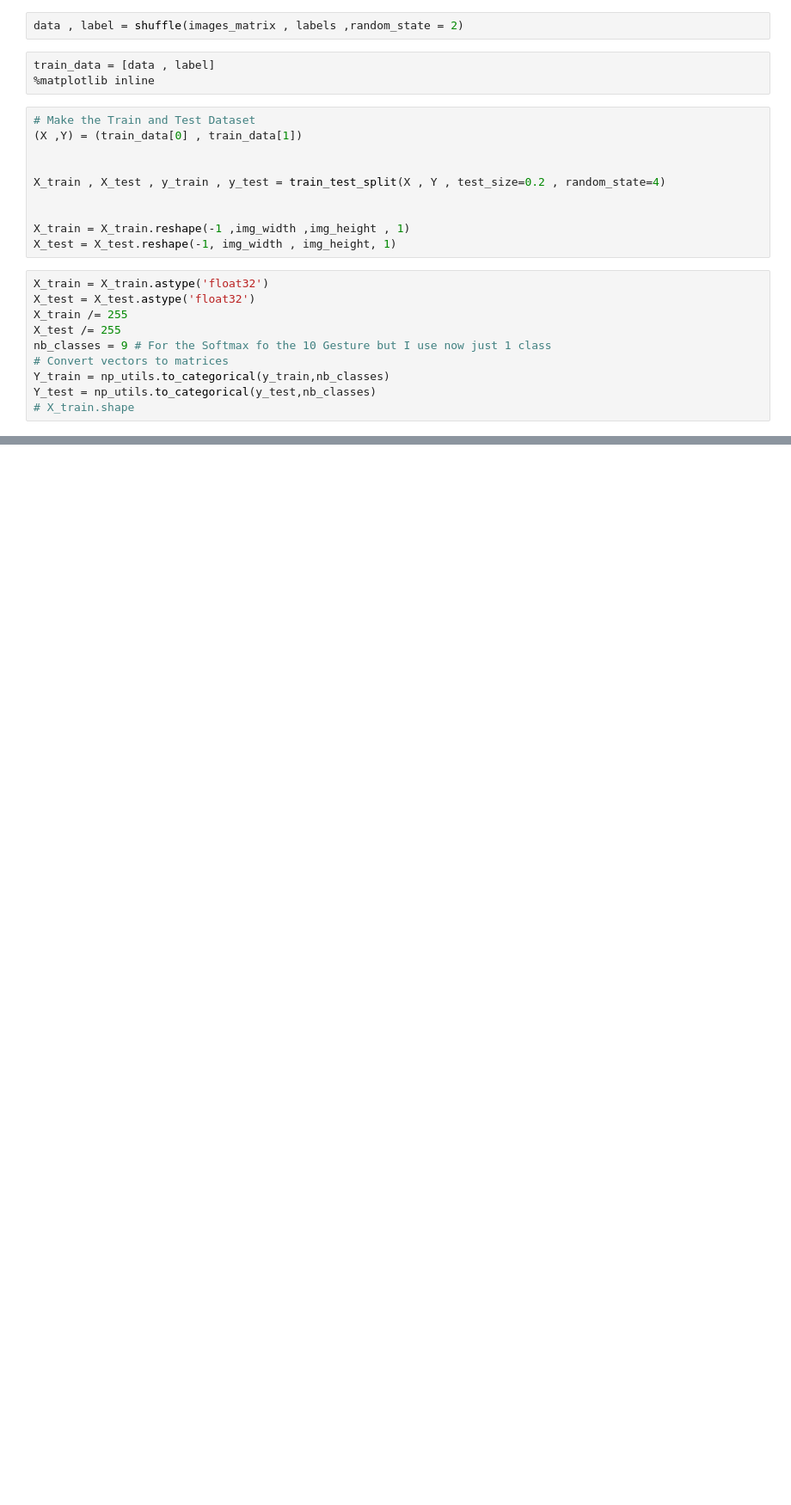
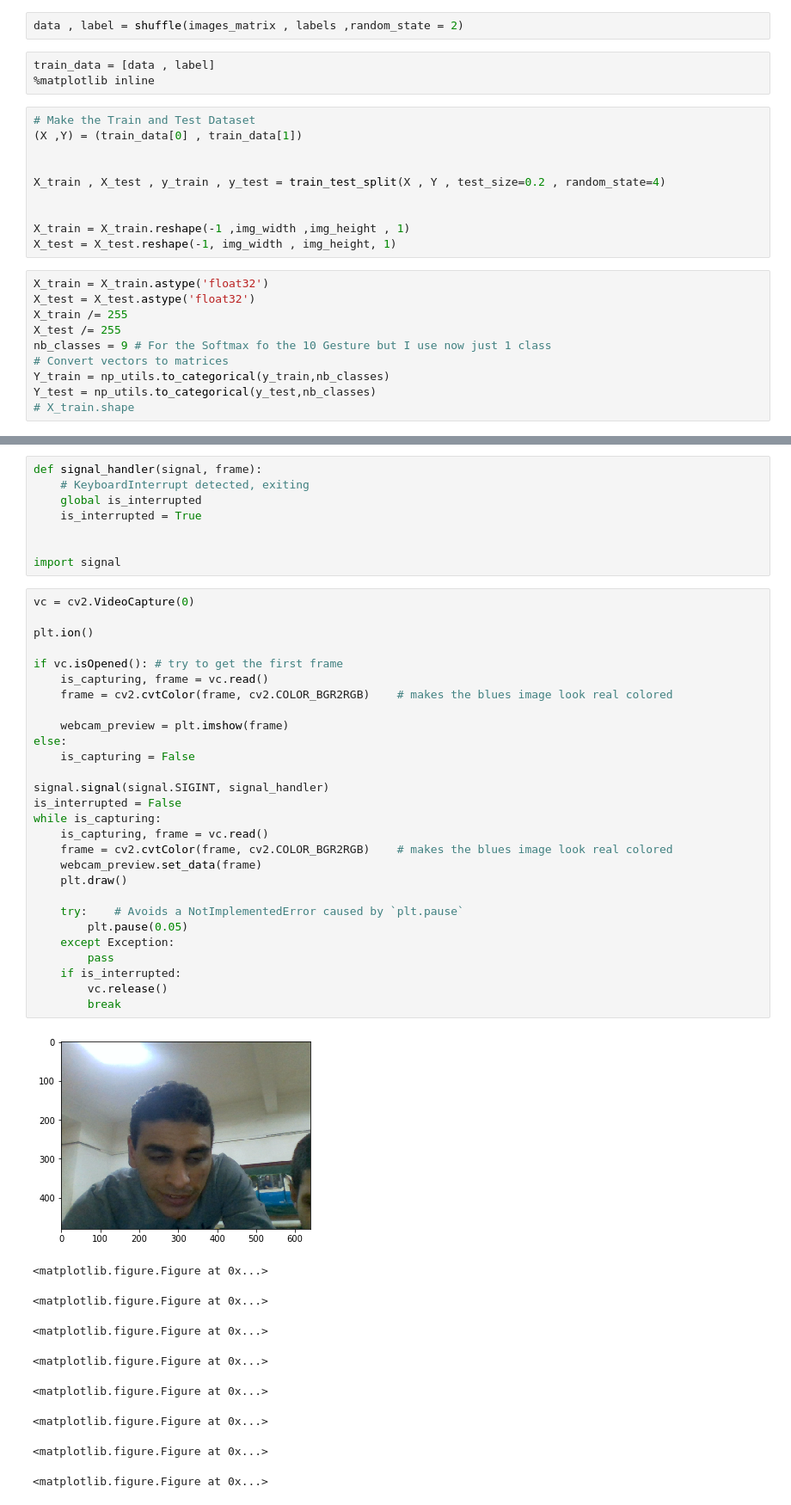
Before and after one commit to mohamedelshorbagy/gesture-recognition-project, a Jupyter notebook: My own script.ipynb, the cells around one changed output, grey strips where cells are left out. Shown: that part at 86% size. Cells and saved outputs as stored; diff of their text form; blank space fills up the shorter version.

```diff
--- a/My own script.ipynb
+++ b/My own script.ipynb
@@ -230,0 +250,46 @@ model.save('model2.h5')
+# %%
+def signal_handler(signal, frame):
+    # KeyboardInterrupt detected, exiting
+    global is_interrupted
+    is_interrupted = True
+
+
+import signal
+# %%
+vc = cv2.VideoCapture(0)
+
+plt.ion()
+
+if vc.isOpened(): # try to get the first frame
+    is_capturing, frame = vc.read()
+    frame = cv2.cvtColor(frame, cv2.COLOR_BGR2RGB)    # makes the blues image look real colored
+
+    webcam_preview = plt.imshow(frame)
+else:
+    is_capturing = False
+
+signal.signal(signal.SIGINT, signal_handler)
+is_interrupted = False
+while is_capturing:
+    is_capturing, frame = vc.read()
+    frame = cv2.cvtColor(frame, cv2.COLOR_BGR2RGB)    # makes the blues image look real colored
+    webcam_preview.set_data(frame)
+    plt.draw()
+
+    try:    # Avoids a NotImplementedError caused by `plt.pause`
+        plt.pause(0.05)
+    except Exception:
+        pass
+    if is_interrupted:
+        vc.release()
+        break
+# %% [output]
+[figure, added]
+<matplotlib.figure.Figure at 0x...>
+<matplotlib.figure.Figure at 0x...>
+<matplotlib.figure.Figure at 0x...>
+<matplotlib.figure.Figure at 0x...>
+<matplotlib.figure.Figure at 0x...>
+<matplotlib.figure.Figure at 0x...>
+<matplotlib.figure.Figure at 0x...>
+<matplotlib.figure.Figure at 0x...>
```
Also changed, not shown: parts of 18 cells of this notebook, 1 other file.
